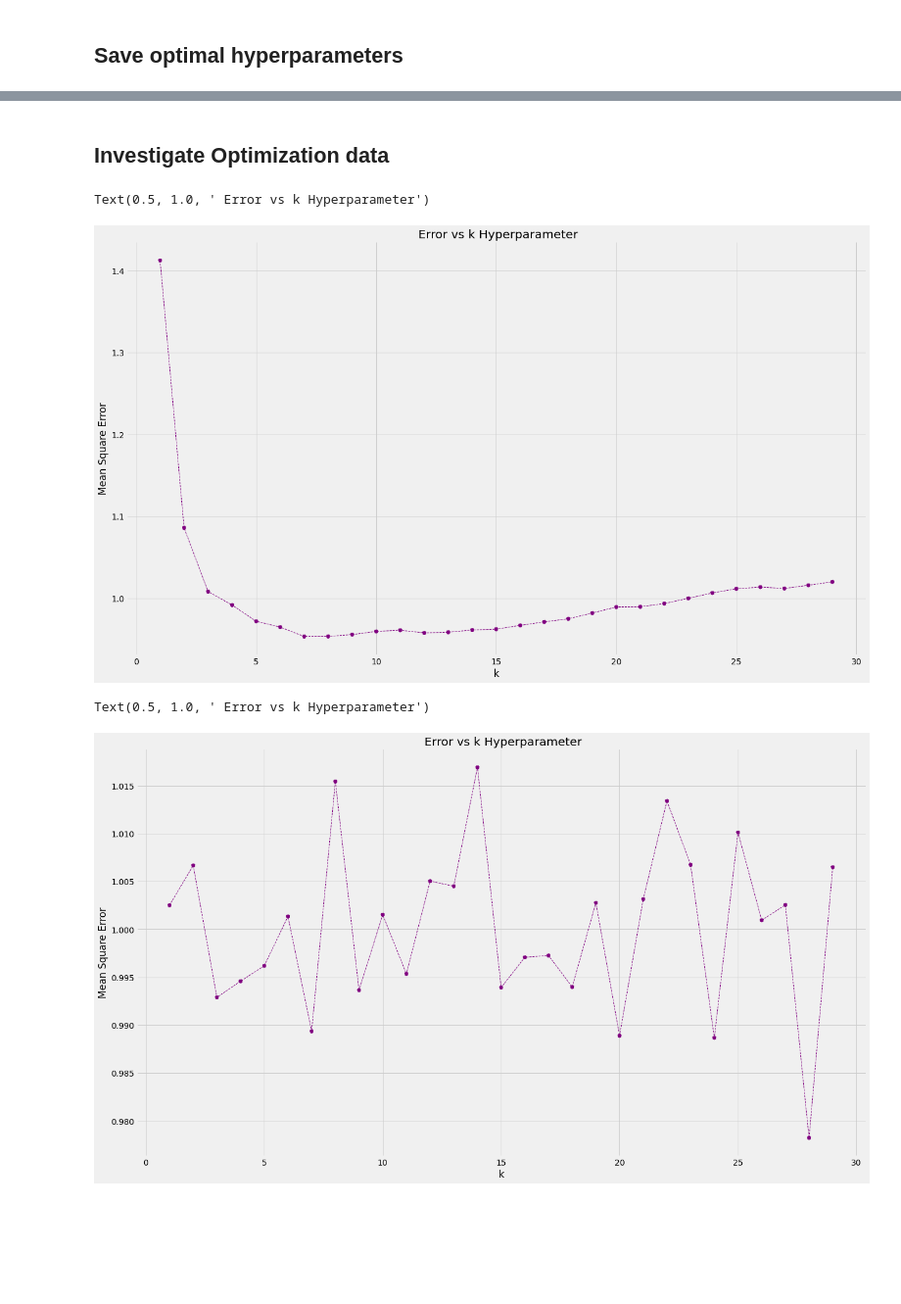
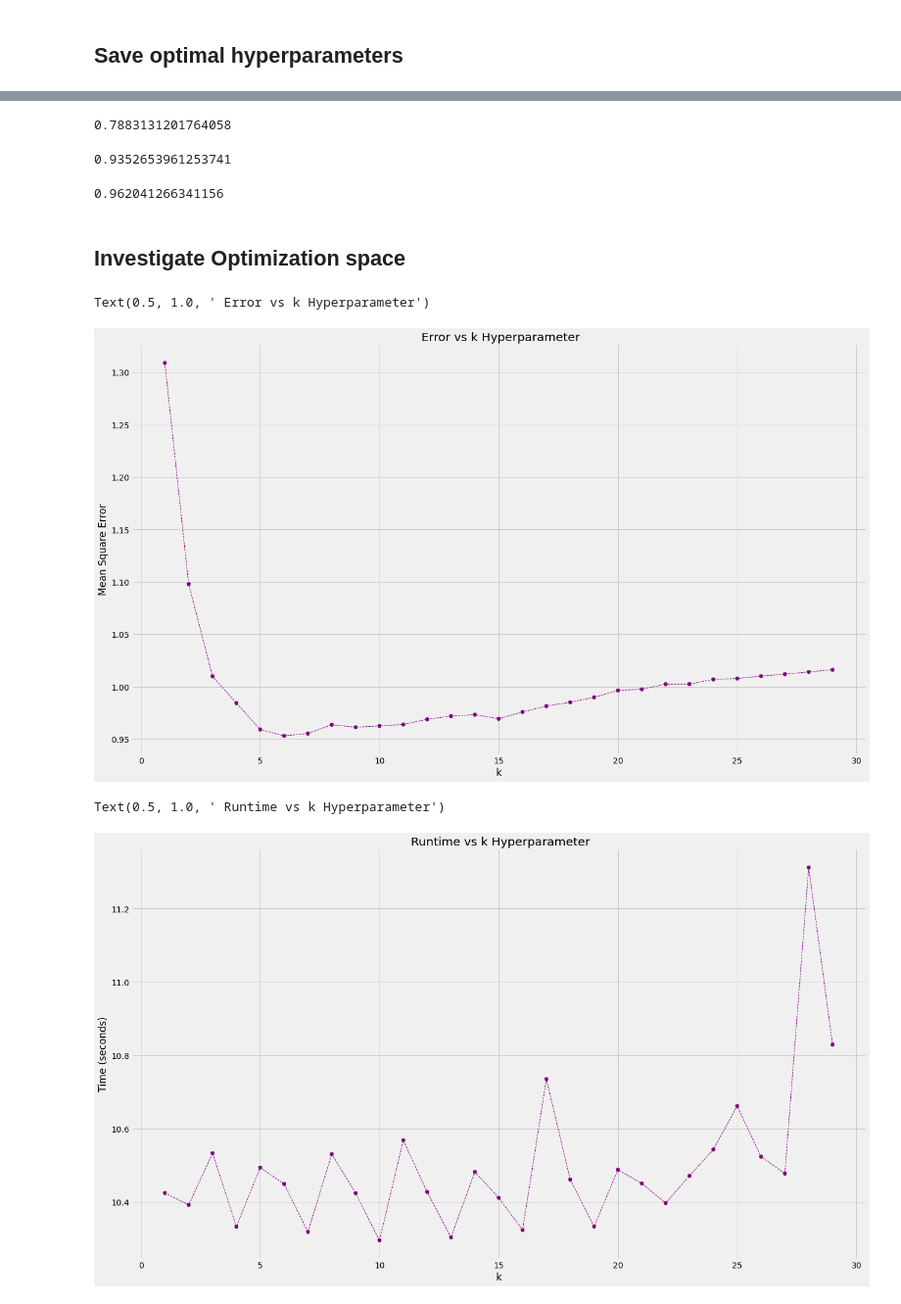
Before and after one commit to itsjacobhere/Predict-Crop-Yield, a Jupyter notebook: Nearest Neighbor.ipynb, the cells around one changed output, grey strips where cells are left out. Shown: that part at 98% size. Drawn from its saved outputs; the diff is of its cells as text; code cells hidden in the pictures; blank space fills up the shorter version.

```diff
--- a/Nearest Neighbor.ipynb
+++ b/Nearest Neighbor.ipynb
@@ -54,6 +54,7 @@ class KNearest_Neighbor:
 
         self.k = k
 
+        # init data as global
         self.x_train = x_train
         self.y_train = y_train
         self.x_test = x_test
@@ -62,22 +63,25 @@ class KNearest_Neighbor:
     def MSE(self, y_pred, y_train):
         return np.sum((y_pred - y_train) ** 2) / (2 * y_train.shape[0])
 
+    def MAE(self, y_pred, y_test):
+        return (np.mean(np.abs(y_pred-y_test)))
+
     def fit(self, x_train, y_train):
 
-        # compute distance matrix
+        # compute euclidean distance matrix
         a = np.einsum('ij, ij ->i', self.x_test, self.x_test)[:, None]
         b = np.einsum('ij, ij ->i', x_train, x_train)
         c = 2 * self.x_test.dot(x_train.T)
 
-        self.distances_sq = a + b - c
+        self.dist = a + b - c
 
     def predict(self, x_test):
 
-        # calculate the mean of the k neighbours - the prediction
-        y_pred = np.mean(self.y_train[np.argsort(self.distances_sq)[:,:self.k]], axis=1)
+        # calc mean of distances, y_pred
+        y_pred = np.mean(self.y_train[np.argsort(self.dist)[:,:self.k]], axis = 1)
 
         MSE = self.MSE(y_pred,self.y_test)
-        #return the prediction
+
         return y_pred, MSE
 # %% [markdown]
 # Test Model on Toy Problem
@@ -403,5 +431,17 @@ df_pred.corr()
+# %%
+sum( (df_pred['y_pred'] > df_pred['y_valid'] - 2)  & (df_pred['y_pred'] < df_pred['y_valid'] + 2) ) / len(df_pred)
+# %% [output]
+0.7883131201764058
+# %%
+sum( (df_pred['y_pred'] > df_pred['y_valid'] - 4)  & (df_pred['y_pred'] < df_pred['y_valid'] + 4) ) / len(df_pred)
+# %% [output]
+0.9352653961253741
+# %%
+sum( (df_pred['y_pred'] > df_pred['y_valid'] - 5)  & (df_pred['y_pred'] < df_pred['y_valid'] + 5) ) / len(df_pred)
+# %% [output]
+0.962041266341156
 # %% [markdown]
-## Investigate Optimization data
+## Investigate Optimization space
 # %%
 s = []
 mse = []
@@ -416,19 +456,19 @@ plt.ylabel('Mean Square Error')
 plt.title(' Error vs k Hyperparameter')
 # %% [output]
 Text(0.5, 1.0, ' Error vs k Hyperparameter')
-[figure, old version]
+[figure, new version]
 # %%
 s = []
 mse = []
 for r in results:
         s.append(r['params'][0])
         mse.append(r['runtime'])
 
-plt.plot((s), mse / np.mean(mse), c = 'purple', linewidth = 1, linestyle = '--')
-plt.scatter((s), mse / np.mean(mse), c = 'purple', linewidth = 1, linestyle = '--')
+plt.plot((s), mse , c = 'purple', linewidth = 1, linestyle = '--')
+plt.scatter((s), mse , c = 'purple', linewidth = 1, linestyle = '--')
 plt.xlabel('k')
-plt.ylabel('Mean Square Error')
-plt.title(' Error vs k Hyperparameter')
+plt.ylabel('Time (seconds)')
+plt.title(' Runtime vs k Hyperparameter')
 # %% [output]
-Text(0.5, 1.0, ' Error vs k Hyperparameter')
+Text(0.5, 1.0, ' Runtime vs k Hyperparameter')
-[figure, old version]
+[figure, new version]
```
Also changed, not shown: parts of 24 cells of this notebook, 4 other files.
